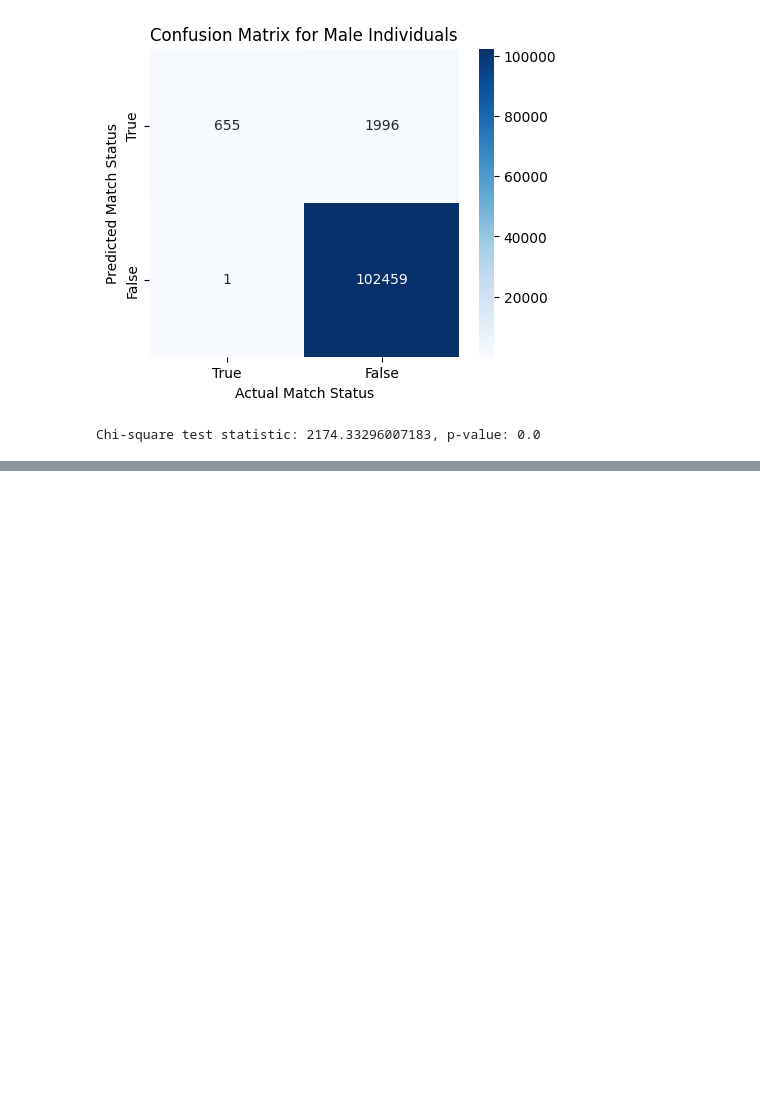
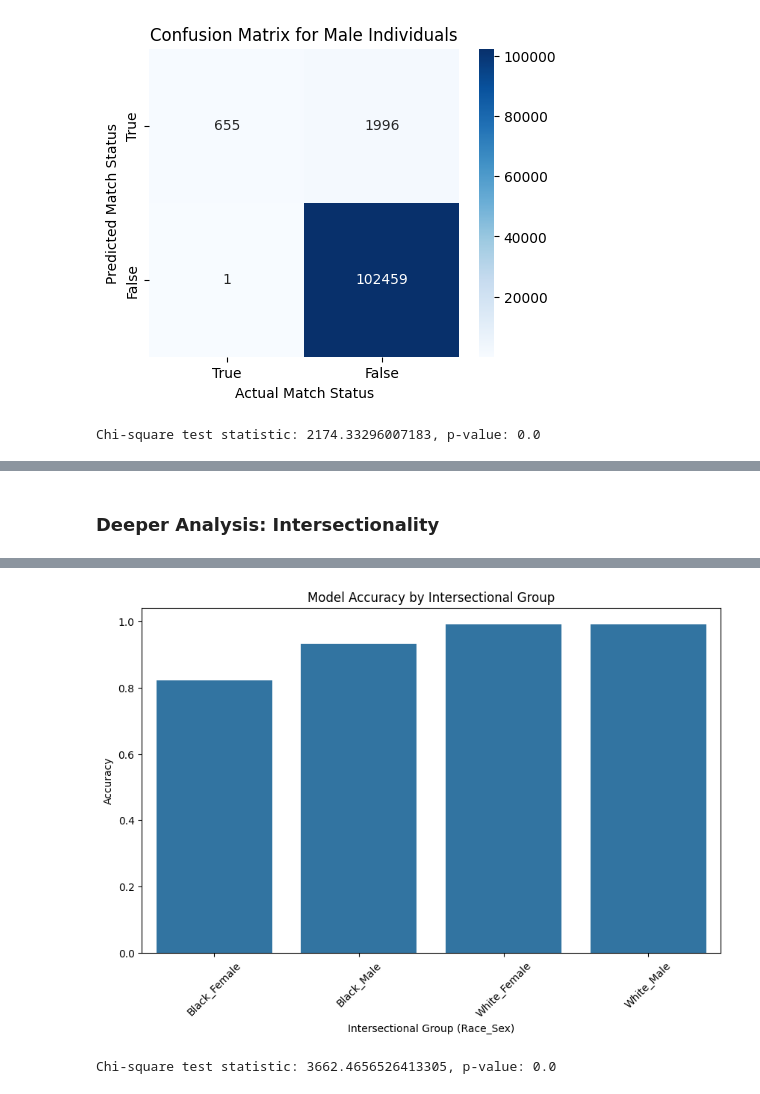
Before and after one commit to gzsrahman/comp334_algorithmic_bias, a Jupyter notebook: project.ipynb, the cells around one changed output, grey strips where cells are left out. Saved outputs shown, nothing was run; the diff lists cells and outputs as text; code cells hidden in the pictures; blank space fills up the shorter version.

```diff
--- a/project.ipynb
+++ b/project.ipynb
@@ -125,15 +125,15 @@ def get_embedding(image_path):
 # create lookup table with the embeddings for every image
 embeddings = {}
 for i in tqdm(range(len(df)), desc="Computing embeddings"):
-    img_path = f"{data_path}/{df.iloc[i]['model_id']}/{df.iloc[i]['img_id']}"
+    img_path = f"{data_path}/{df.iloc[i]['participant_id']}/{df.iloc[i]['img_id']}"
     embeddings[i] = get_embedding(img_path)
 # %% [markdown]
 ### Face Recognition
 
 For the core of this project, we will be comparing every image in the dataset to every other image. We will do a pairwise analysis where we select two different images, fetch the embeddings for each, calculate the distance between the embeddings, and determine whether the distance is less than 1 (as is convention with this model). If the distance is less than 1, then the model will have predicted that the two images belong to the same person; if the distance is greater, the model will have predicted that the images reflect different people. We will store the data on the participants, the images, the prediction, and a label that reflects whether or not the two images really do belong to the same participant. By tracking the race and sex of each participant, we will be able to track how the results vary per demographic.
 # %%
-# track information for each model/image
-model1, model2 = [], []
+# track information for each participant/image
+participant1, participant2 = [], []
 img1, img2 = [], []
 race1, race2 = [], []
 sex1, sex2 = [], []
@@ -156,8 +156,8 @@ for i in tqdm(range(len(df)), desc="Processing image pairs"):
             pred = dist < 1.0
 
             # store data
-            model1.append(df_array[i, 0])
-            model2.append(df_array[j, 0])
+            participant1.append(df_array[i, 0])
+            participant2.append(df_array[j, 0])
             img1.append(df_array[i, 1])
             img2.append(df_array[j, 1])
             race1.append(df_array[i, 2])
@@ -171,7 +171,7 @@ for i in tqdm(range(len(df)), desc="Processing image pairs"):
 ### Surface Level Results
 # %%
 # compile comparison data and demonstrate overall results
-results = pd.DataFrame({'model1': model1, 'model2': model2, 'img1': img1, 'img2': img2, 'race1': race1, 'race2': race2, 'sex1': sex1, 'sex2': sex2, 'distance': distance, 'label': label, 'prediction': prediction})
+results = pd.DataFrame({'participant1': participant1, 'participant2': participant2, 'img1': img1, 'img2': img2, 'race1': race1, 'race2': race2, 'sex1': sex1, 'sex2': sex2, 'distance': distance, 'label': label, 'prediction': prediction})
 
 # create a confusion matrix comparing the actual labels for each image pair to the model prediction
 # calculate accuracies per performance category
@@ -325,0 +328,59 @@ Chi-square test statistic: 2174.33296007183, p-value: 0.0
+# %% [markdown]
+### Deeper Analysis: Intersectionality
+# %%
+# mark intersection between race and sex; fetch performance metrics for each of the 4 groups
+results['intersection'] = results['race1'] + '_' + results['sex1']
+intersectional_groups = results['intersection'].unique()
+performance_metrics = {}
+for group in intersectional_groups:
+
+    # isolate results for current group
+    group_results = results[(results['intersection'] == group) & (results['race2'] + '_' + results['sex2'] == group)]
+
+    cm = confusion_matrix(group_results['label'], group_results['prediction'], labels=[True, False]).T
+    accuracy = accuracy_score(group_results['label'], group_results['prediction'])
+
+    true_positive_rate = cm[0][0] / (cm[0][0] + cm[1][0]) if (cm[0][0] + cm[1][0]) > 0 else 0
+    false_positive_rate = cm[0][1] / (cm[0][1] + cm[1][1]) if (cm[0][1] + cm[1][1]) > 0 else 0
+    true_negative_rate = cm[1][1] / (cm[0][1] + cm[1][1]) if (cm[0][1] + cm[1][1]) > 0 else 0
+    false_negative_rate = cm[1][0] / (cm[0][0] + cm[1][0]) if (cm[0][0] + cm[1][0]) > 0 else 0
+
+    # store metrics
+    performance_metrics[group] = {
+        'accuracy': accuracy,
+        'true_positive_rate': true_positive_rate,
+        'false_positive_rate': false_positive_rate,
+        'true_negative_rate': true_negative_rate,
+        'false_negative_rate': false_negative_rate
+    }
+
+# print performance for each group
+for group, metrics in performance_metrics.items():
+    print(f"Performance for {group}:")
+    print(f"  Accuracy: {metrics['accuracy']:.2%}")
+    print(f"  True Positive Rate: {metrics['true_positive_rate']:.2%}")
+    print(f"  False Positive Rate: {metrics['false_positive_rate']:.2%}")
+    print(f"  True Negative Rate: {metrics['true_negative_rate']:.2%}")
+    print(f"  False Negative Rate: {metrics['false_negative_rate']:.2%}")
+    print()
+
+# plot the overall accuracy for each group as a bar chart
+metrics_df = pd.DataFrame(performance_metrics).T
+plt.figure(figsize=(10, 6))
+sns.barplot(x=metrics_df.index, y='accuracy', data=metrics_df)
+plt.title('Model Accuracy by Intersectional Group')
+plt.xlabel('Intersectional Group (Race_Sex)')
+plt.ylabel('Accuracy')
+plt.xticks(rotation=45)
+plt.show()
+
+# perform chi-square test
+contingency_table = []
+for group in intersectional_groups:
+    false_positives = results[(results['intersection'] == group) & (results['label'] == False) & (results['prediction'] == True)].shape[0]
+    true_negatives = results[(results['intersection'] == group) & (results['label'] == False) & (results['prediction'] == False)].shape[0]
+    contingency_table.append([false_positives, true_negatives])
+contingency_table = np.array(contingency_table)
+chi2, p, dof, expected = chi2_contingency(contingency_table)
+print(f"Chi-square test statistic: {chi2}, p-value: {p}")
+# %% [output]
@@ -325,0 +404,2 @@ Chi-square test statistic: 2174.33296007183, p-value: 0.0
+[figure, added]
+Chi-square test statistic: 3662.4656526413305, p-value: 0.0
```
Also changed, not shown: parts of 11 cells of this notebook.
